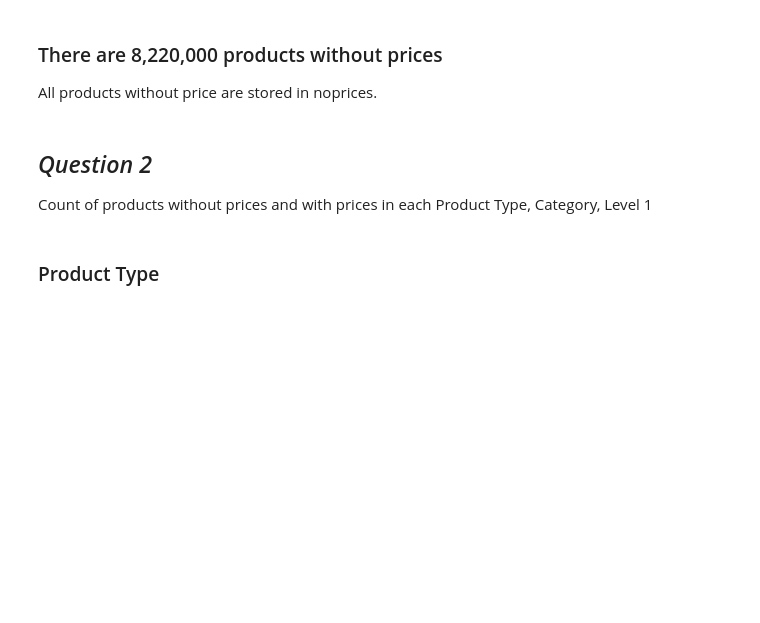
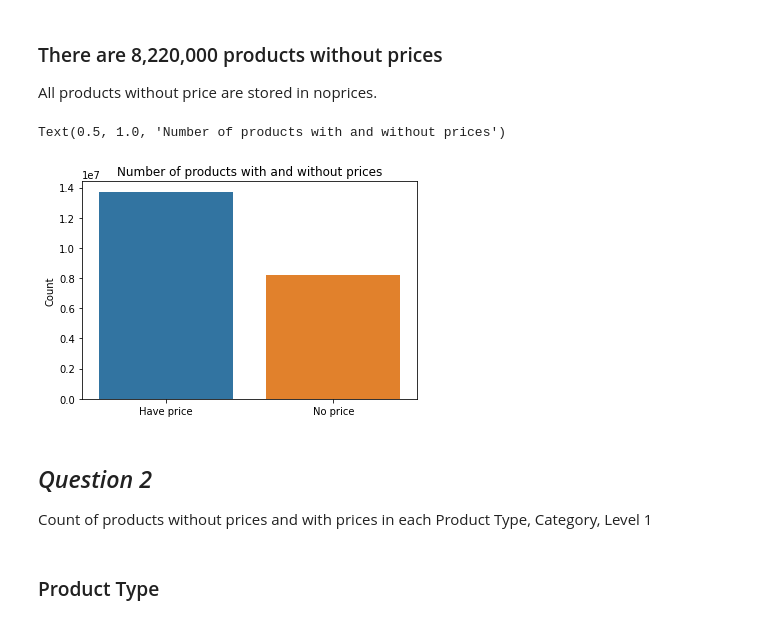
Before and after one commit to PrithviK21/BeZen-assignment, a Jupyter notebook: analyse_data.ipynb, the cells around one changed output. Cells and saved outputs as stored; diff of their text form; code cells hidden in the pictures; blank space fills up the shorter version.

```diff
--- a/analyse_data.ipynb
+++ b/analyse_data.ipynb
@@ -49,6 +28,16 @@ noprices.shape
 # %% [markdown]
 ### There are 8,220,000 products without prices
 All products without price are stored in noprices.
+# %%
+num_hasprices = df.shape[0]
+num_noprices = noprices.shape[0]
+# %%
+sns.barplot(y=[num_hasprices, num_noprices], x=['Have price', 'No price'])
+plt.ylabel('Count')
+plt.title("Number of products with and without prices")
+# %% [output]
+Text(0.5, 1.0, 'Number of products with and without prices')
+[figure, added]
 # %% [markdown]
 ## *Question 2*
 Count of products without prices and with prices in each Product Type, Category,
```
Also changed, not shown: parts of 41 cells of this notebook.
